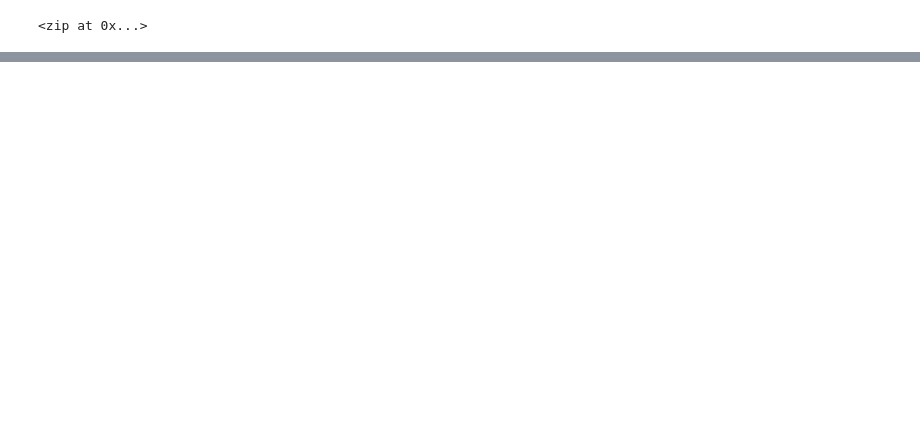
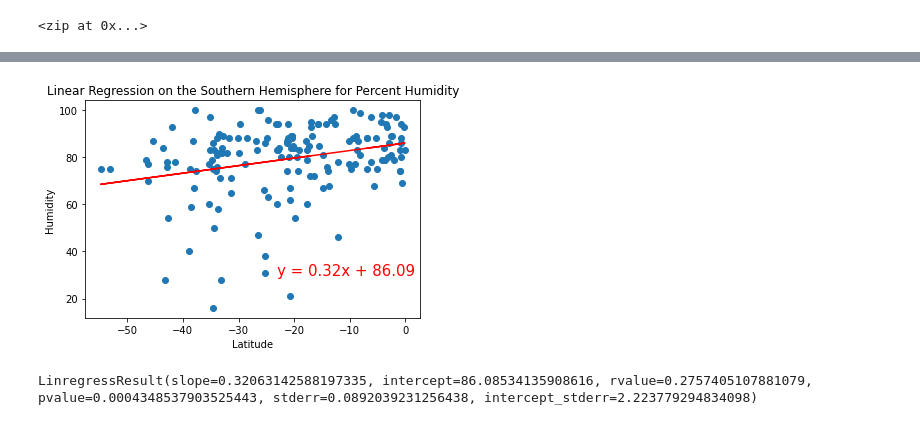
Before and after one commit to sdivakarla/World_Weather_Analysis, a Jupyter notebook: WeatherPy.ipynb, the cells around one changed output, grey strips where cells are left out. Saved outputs shown, nothing was run; the diff lists cells and outputs as text; code cells hidden in the pictures; blank space fills up the shorter version.

```diff
--- a/WeatherPy.ipynb
+++ b/WeatherPy.ipynb
@@ -284,0 +338,11 @@ NameError: name 'plot_linear_regression' is not defined
+# %%
+# Linear regression on the Southern Hemisphere - humidity
+x_values = southern_hemi_df["Lat"]
+y_values = southern_hemi_df["Humidity"]
+# Call the function.
+plot_linear_regression(x_values, y_values,
+                       'Linear Regression on the Southern Hemisphere for Percent Humidity', 'Humidity',(-23,30))
+linregress(x_values, y_values)
+# %% [output]
+[figure, added]
+LinregressResult(slope=0.32063142588197335, intercept=86.08534135908616, rvalue=0.2757405107881079, pvalue=0.0004348537903525443, stderr=0.0892039231256438, intercept_stderr=2.223779294834098)
```
Also changed, not shown: parts of 21 cells of this notebook.
